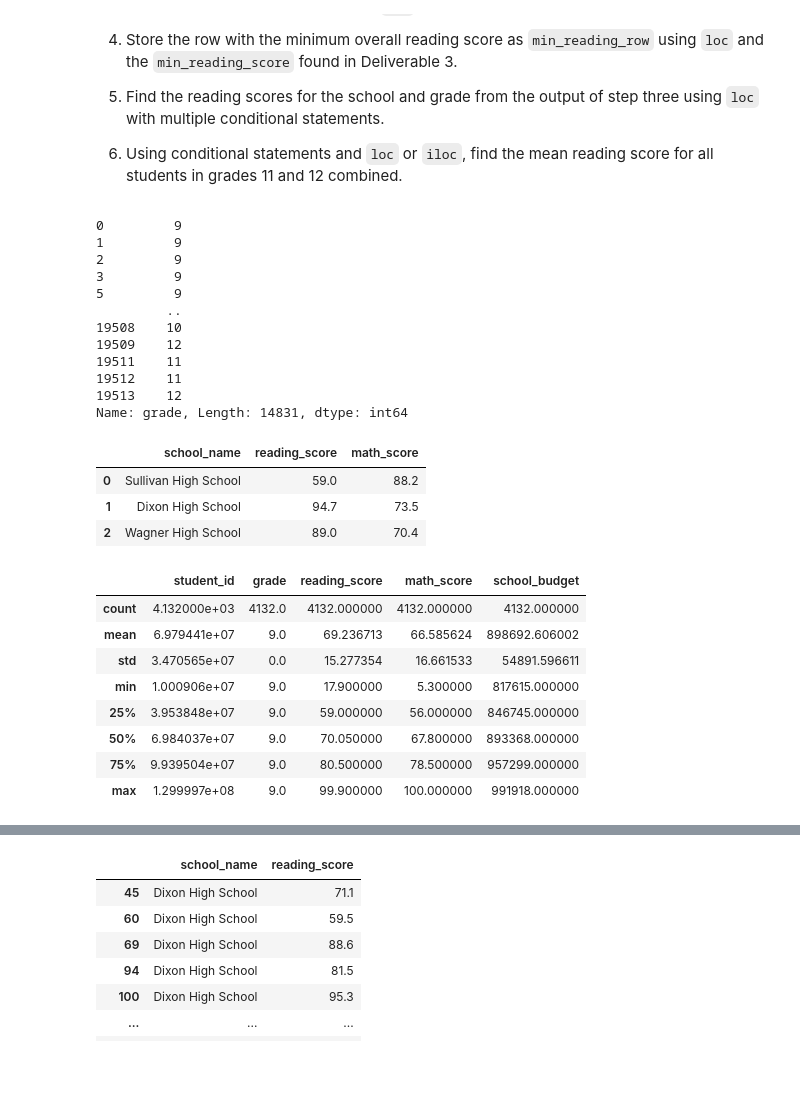
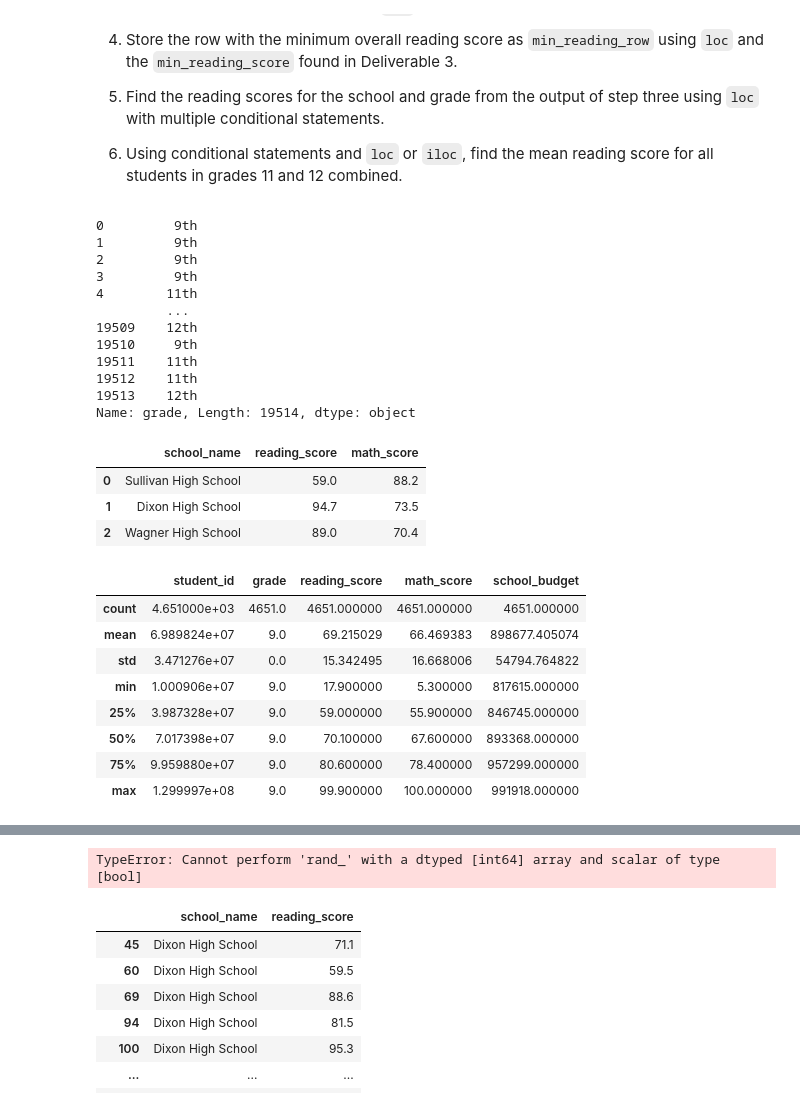
Before and after one commit to margomerritt/School_District_Analysis, a Jupyter notebook: Student_Data_Challenge_Starter_Code.ipynb, the cells around one changed output, grey strips where cells are left out. Drawn from its saved outputs; the diff is of its cells as text; code cells hidden in the pictures; blank space fills up the shorter version.

Commit message:
adding school analysis

```diff
--- a/Student_Data_Challenge_Starter_Code.ipynb
+++ b/Student_Data_Challenge_Starter_Code.ipynb
@@ -195,18 +195,19 @@ To drill down into the data, complete the following steps:
 6. Using conditional statements and `loc` or `iloc`, find the mean reading score for all students in grades 11 and 12 combined.
 # %%
 # Use loc to display the grade column
+student_df.loc[:,'grade']
 # %% [output]
-0         9
-1         9
-2         9
-3         9
-5         9
-         ..
-19508    10
-19509    12
-19511    11
-19512    11
-19513    12
-Name: grade, Length: 14831, dtype: int64
+0         9th
+1         9th
+2         9th
+3         9th
+4        11th
+         ...
+19509    12th
+19510     9th
+19511    11th
+19512    11th
+19513    12th
+Name: grade, Length: 19514, dtype: object
 # %%
 # Use `iloc` to display the first 3 rows and columns 3, 4, and 5.
@@ -217,15 +219,17 @@ Name: grade, Length: 14831, dtype: int64
 | 2 | Wagner High School | 89.0 | 70.4 |
 # %%
 # Select the rows for grade nine and display their summary statistics using `loc` and `describe`.
+grade_nine_df = student_df.loc[student_df["grade"] == 9.0]
+grade_nine_df.describe()
 # %% [output]
 |  | student_id | grade | reading_score | math_score | school_budget |
-| count | 4.132000e+03 | 4132.0 | 4132.000000 | 4132.000000 | 4132.000000 |
-| mean | 6.979441e+07 | 9.0 | 69.236713 | 66.585624 | 898692.606002 |
-| std | 3.470565e+07 | 0.0 | 15.277354 | 16.661533 | 54891.596611 |
+| count | 4.651000e+03 | 4651.0 | 4651.000000 | 4651.000000 | 4651.000000 |
+| mean | 6.989824e+07 | 9.0 | 69.215029 | 66.469383 | 898677.405074 |
+| std | 3.471276e+07 | 0.0 | 15.342495 | 16.668006 | 54794.764822 |
 | min | 1.000906e+07 | 9.0 | 17.900000 | 5.300000 | 817615.000000 |
-| 25% | 3.953848e+07 | 9.0 | 59.000000 | 56.000000 | 846745.000000 |
-| 50% | 6.984037e+07 | 9.0 | 70.050000 | 67.800000 | 893368.000000 |
-| 75% | 9.939504e+07 | 9.0 | 80.500000 | 78.500000 | 957299.000000 |
+| 25% | 3.987328e+07 | 9.0 | 59.000000 | 55.900000 | 846745.000000 |
+| 50% | 7.017398e+07 | 9.0 | 70.100000 | 67.600000 | 893368.000000 |
+| 75% | 9.959880e+07 | 9.0 | 80.600000 | 78.400000 | 957299.000000 |
 | max | 1.299997e+08 | 9.0 | 99.900000 | 100.000000 | 991918.000000 |
 # %%
 # Store the row with the minimum overall reading score as `min_reading_row`
@@ -233,6 +239,12 @@ Name: grade, Length: 14831, dtype: int64
 # %% [output]
 |  | student_id | student_name | grade | school_name | reading_score | math_score | school_type | school_budget |
 | 3706 | 81758630 | Matthew Thomas | 10 | Dixon High School | 10.5 | 58.4 | Charter | 870334 |
+# %%
+Dixon_reading_row = student_df.loc[[student_df["school_name"] == "Dixon High School" & student_df["grade"] == 10.0],
+                                   "reading_score"]
+Dixon_reading_row
+# %% [output]
+TypeError: Cannot perform 'rand_' with a dtyped [int64] array and scalar of type [bool]
 # %%
 # Use loc with conditionals to select all reading scores from 10th graders at Dixon High School.
 # %% [output]
```
Also changed, not shown: parts of 5 cells of this notebook.
